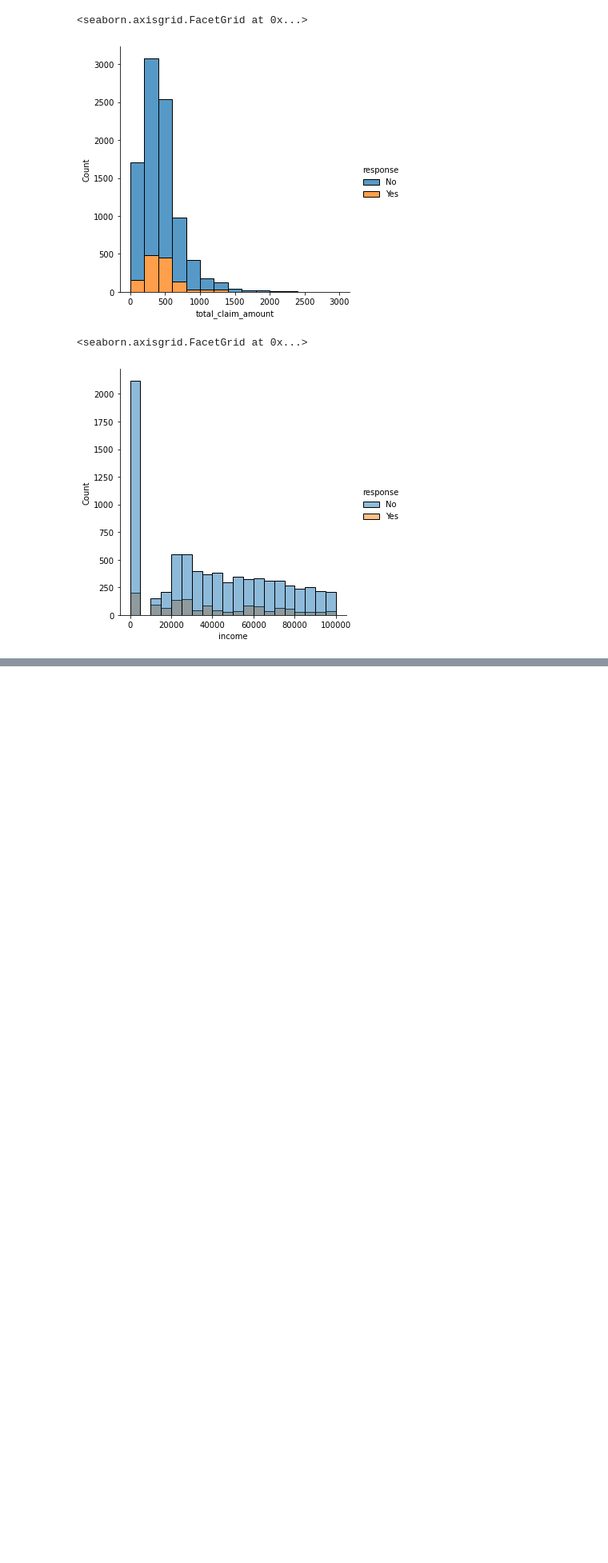
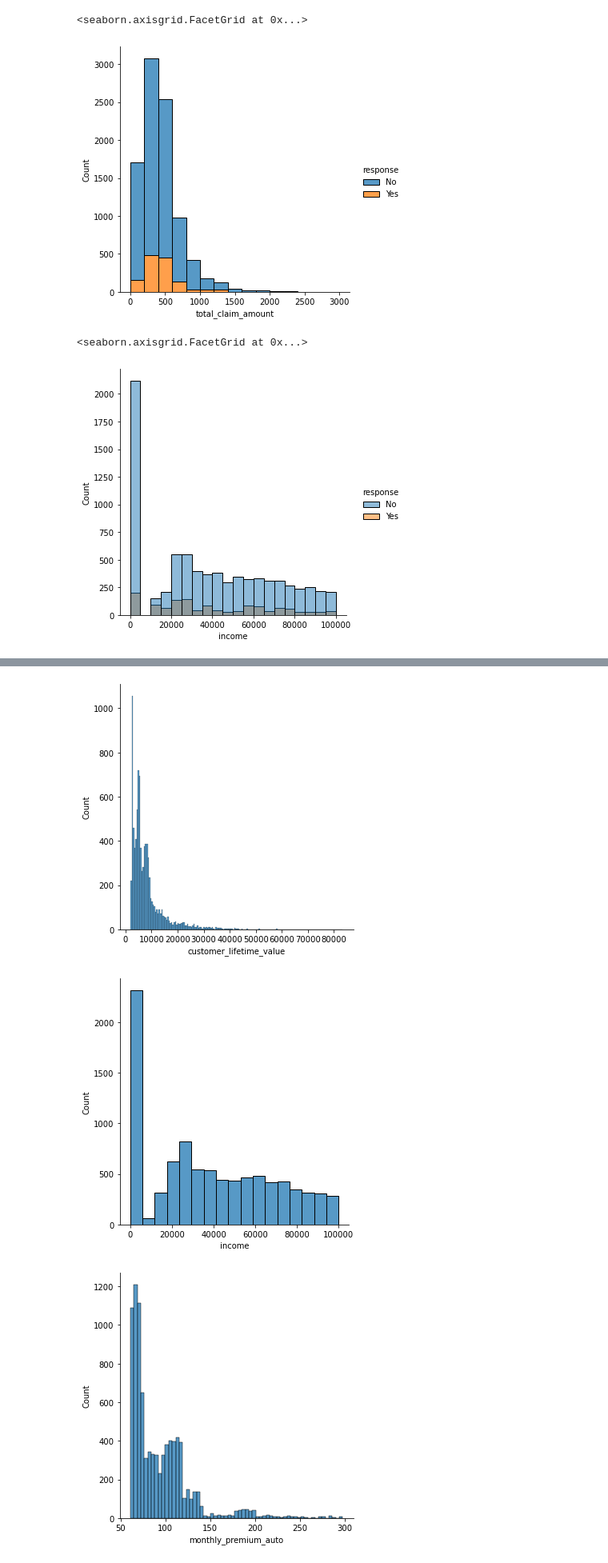
Before and after one commit to matosluana/lab-customer-analysis-round-2, a Jupyter notebook: files_for_lab/csv_files/Lab-customer-analysis-round-2.ipynb, the cells around one changed output, grey strips where cells are left out. Shown at 80% size. Cells and saved outputs as stored; diff of their text form; code cells hidden in the pictures; blank space fills up the shorter version.

```diff
--- a/files_for_lab/csv_files/Lab-customer-analysis-round-2.ipynb
+++ b/files_for_lab/csv_files/Lab-customer-analysis-round-2.ipynb
@@ -243,3 +244,6 @@ sns.displot(data=clean_data, x="income", hue="response", binwidth=5000)
 # %% [output]
 <seaborn.axisgrid.FacetGrid at 0x...>
 [figure]
+# %%
+clean_data["response_rate"]=np.where(clean_data.response=='Yes',1,0)
+clean_data
@@ -247,0 +286,4 @@ sns.displot(data=clean_data, x="income", hue="response", binwidth=5000)
+# %%
+clean_data["effective_to_date"] = pd.to_datetime(clean_data["effective_to_date"])      #create new column to store only month and year (fewer different data points will be better for visualization)
+num = clean_data.select_dtypes(include=np.number)
+num.describe(include='all').T
@@ -247,0 +322,8 @@ sns.displot(data=clean_data, x="income", hue="response", binwidth=5000)
+# %%
+for column in num.columns:
+    sns.displot(num[column])
+    plt.show()
+# %% [output]
+[figure, added]
+[figure, added]
+[figure, added]
```
Also changed, not shown: parts of 14 cells of this notebook.
